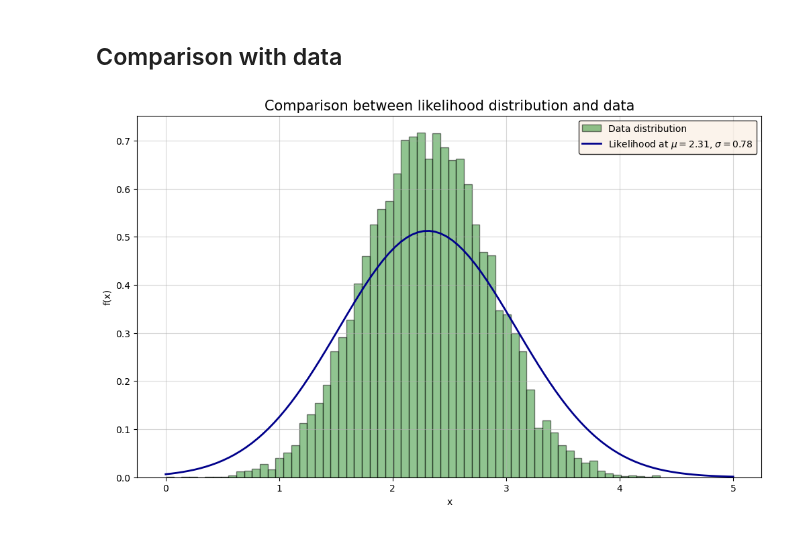
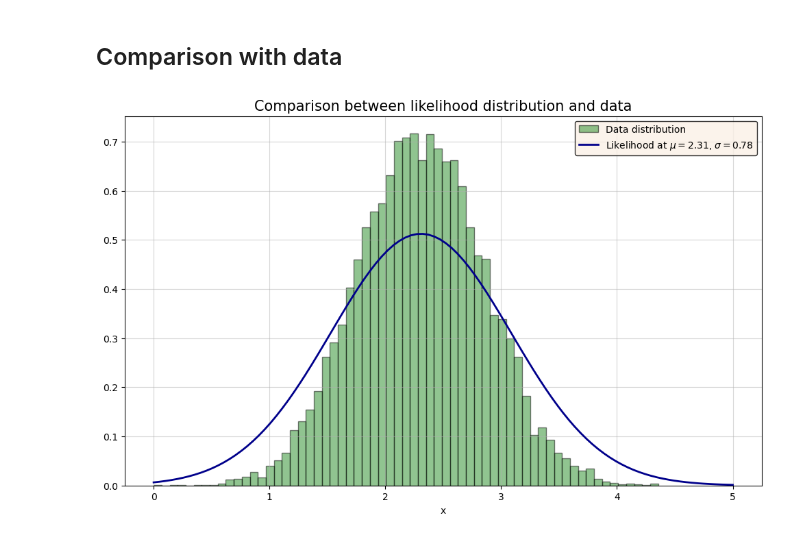
Before and after one commit to NicolaZomer/InformationTheory-Inference, a Jupyter notebook: 05_MetropolisAlgorithm.ipynb, the cells around one changed output. Saved outputs shown, nothing was run; the diff lists cells and outputs as text; code cells hidden in the pictures.

```diff
--- a/05_MetropolisAlgorithm.ipynb
+++ b/05_MetropolisAlgorithm.ipynb
@@ -259,19 +259,19 @@ plt.show()
 # %%
 # plot likelihood with found parameters (posterior averages)
 x_plot = np.linspace(0, 5, 100)
 y_plot = norm.pdf(x_plot, loc=mu_mean, scale=sg_mean)
 
 fig, ax = plt.subplots(figsize=(12, 7))
 
 hist_val_div = ax.hist(data, bins='fd', edgecolor='black', alpha=0.5, density=True, color='forestgreen', label='Data distribution')
 ax.plot(x_plot, y_plot, color='darkblue', linewidth=2, label='Likelihood at $\mu=%.2f$, $\sigma=%.2f$' %(mu_mean, sg_mean))
 
 ax.set_xlabel('x', fontsize=10)
-ax.set_ylabel('f(x)', fontsize=10)
+# ax.set_ylabel('f(x)', fontsize=10)
 ax.grid(alpha=0.5)
 ax.set_title('Comparison between likelihood distribution and data', fontsize=15)
 ax.legend(edgecolor='black', facecolor='linen', fontsize=10, loc ='upper right')
 
 plt.show()
 # %% [output]
-[figure, old version]
+[figure, new version]
```
